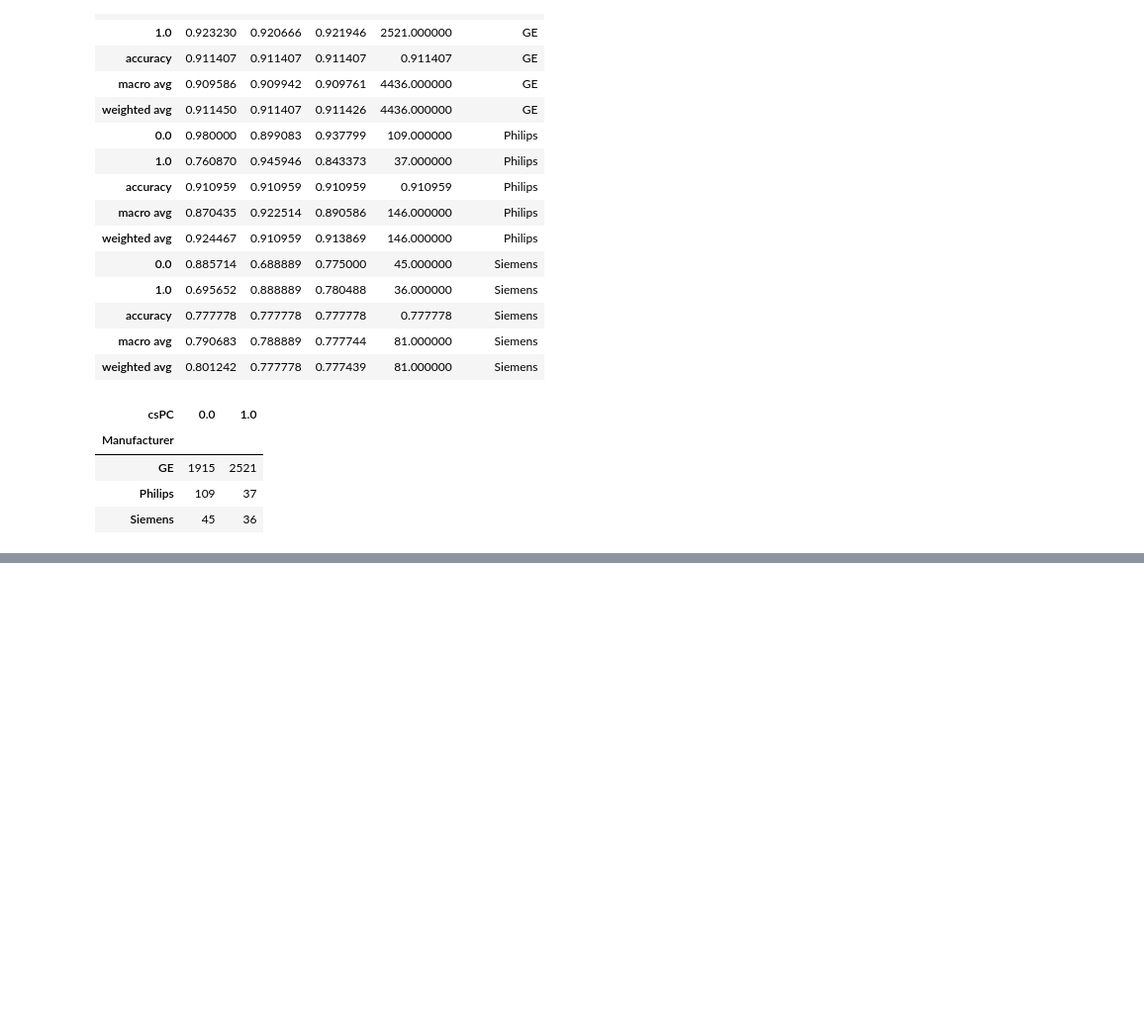
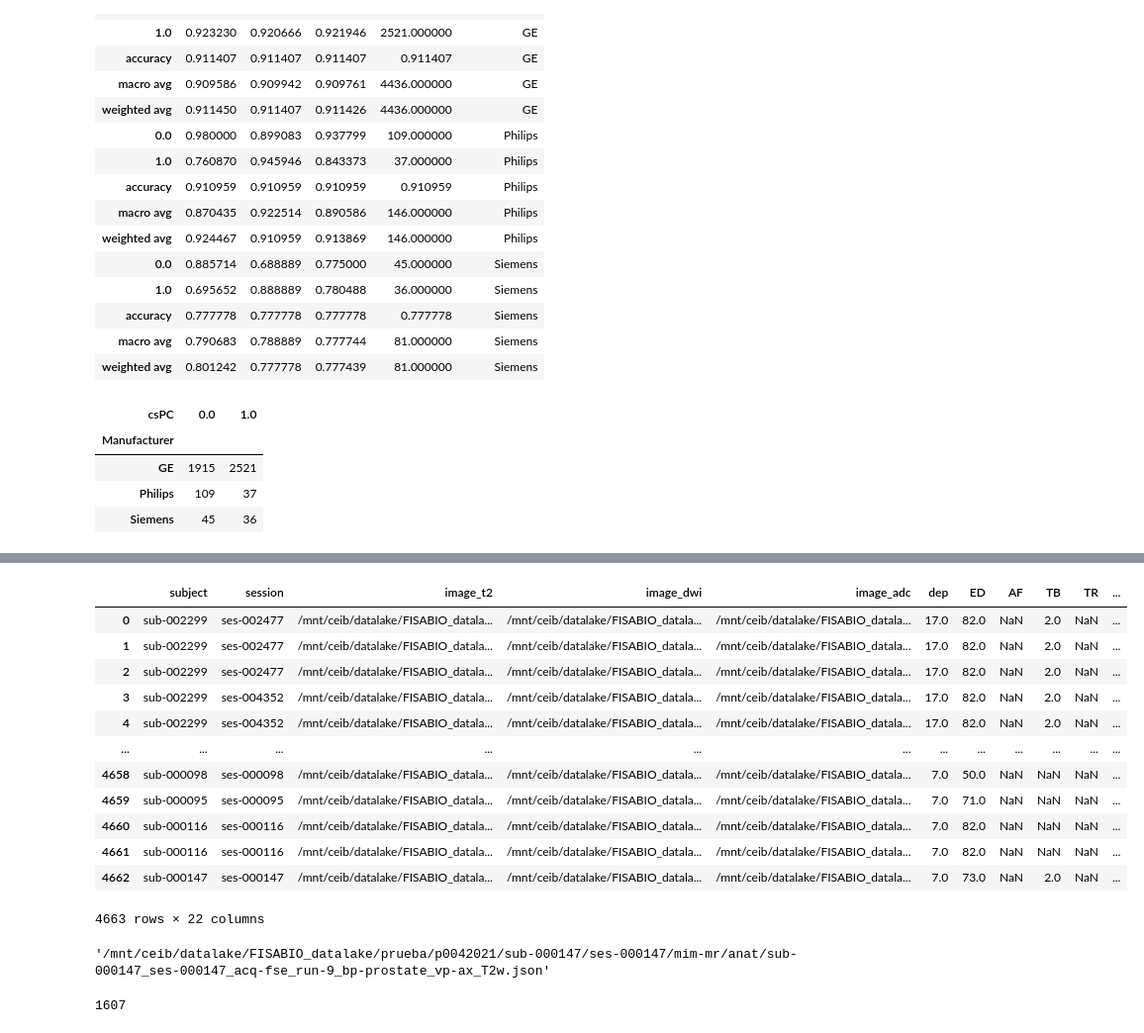
Before and after one commit to jesusalzate/Prostate_Cancer_TFM, a Jupyter notebook: Classification/statistical_analysis.ipynb, the cells around one changed output, grey strips where cells are left out. Shown at 99% size. Saved outputs shown, nothing was run; the diff lists cells and outputs as text; code cells hidden in the pictures; blank space fills up the shorter version.

```diff
--- a/Classification/statistical_analysis.ipynb
+++ b/Classification/statistical_analysis.ipynb
@@ -734,0 +797,24 @@ fig.show()
+# %%
+df
+# %% [output]
+|  | subject | session | image_t2 | image_dwi | image_adc | dep | ED | AF | TB | TR | ... |
+| 0 | sub-002299 | ses-002477 | /mnt/ceib/datalake/FISABIO_datala... | /mnt/ceib/datalake/FISABIO_datala... | /mnt/ceib/datalake/FISABIO_datala... | 17.0 | 82.0 | NaN | 2.0 | NaN | ... |
+| 1 | sub-002299 | ses-002477 | /mnt/ceib/datalake/FISABIO_datala... | /mnt/ceib/datalake/FISABIO_datala... | /mnt/ceib/datalake/FISABIO_datala... | 17.0 | 82.0 | NaN | 2.0 | NaN | ... |
+| 2 | sub-002299 | ses-002477 | /mnt/ceib/datalake/FISABIO_datala... | /mnt/ceib/datalake/FISABIO_datala... | /mnt/ceib/datalake/FISABIO_datala... | 17.0 | 82.0 | NaN | 2.0 | NaN | ... |
+| 3 | sub-002299 | ses-004352 | /mnt/ceib/datalake/FISABIO_datala... | /mnt/ceib/datalake/FISABIO_datala... | /mnt/ceib/datalake/FISABIO_datala... | 17.0 | 82.0 | NaN | 2.0 | NaN | ... |
+| 4 | sub-002299 | ses-004352 | /mnt/ceib/datalake/FISABIO_datala... | /mnt/ceib/datalake/FISABIO_datala... | /mnt/ceib/datalake/FISABIO_datala... | 17.0 | 82.0 | NaN | 2.0 | NaN | ... |
+| ... | ... | ... | ... | ... | ... | ... | ... | ... | ... | ... | ... |
+| 4658 | sub-000098 | ses-000098 | /mnt/ceib/datalake/FISABIO_datala... | /mnt/ceib/datalake/FISABIO_datala... | /mnt/ceib/datalake/FISABIO_datala... | 7.0 | 50.0 | NaN | NaN | NaN | ... |
+| 4659 | sub-000095 | ses-000095 | /mnt/ceib/datalake/FISABIO_datala... | /mnt/ceib/datalake/FISABIO_datala... | /mnt/ceib/datalake/FISABIO_datala... | 7.0 | 71.0 | NaN | NaN | NaN | ... |
+| 4660 | sub-000116 | ses-000116 | /mnt/ceib/datalake/FISABIO_datala... | /mnt/ceib/datalake/FISABIO_datala... | /mnt/ceib/datalake/FISABIO_datala... | 7.0 | 82.0 | NaN | NaN | NaN | ... |
+| 4661 | sub-000116 | ses-000116 | /mnt/ceib/datalake/FISABIO_datala... | /mnt/ceib/datalake/FISABIO_datala... | /mnt/ceib/datalake/FISABIO_datala... | 7.0 | 82.0 | NaN | NaN | NaN | ... |
+| 4662 | sub-000147 | ses-000147 | /mnt/ceib/datalake/FISABIO_datala... | /mnt/ceib/datalake/FISABIO_datala... | /mnt/ceib/datalake/FISABIO_datala... | 7.0 | 73.0 | NaN | 2.0 | NaN | ... |
+4663 rows × 22 columns
+# %%
+t2_img
+# %% [output]
+'/mnt/ceib/datalake/FISABIO_datalake/prueba/p0042021/sub-000147/ses-000147/mim-mr/anat/sub-000147_ses-000147_acq-fse_run-9_bp-prostate_vp-ax_T2w.json'
+# %%
+df.subject.nunique()
+# %% [output]
+1607
```
Also changed, not shown: parts of 10 cells of this notebook, 11 other files.
